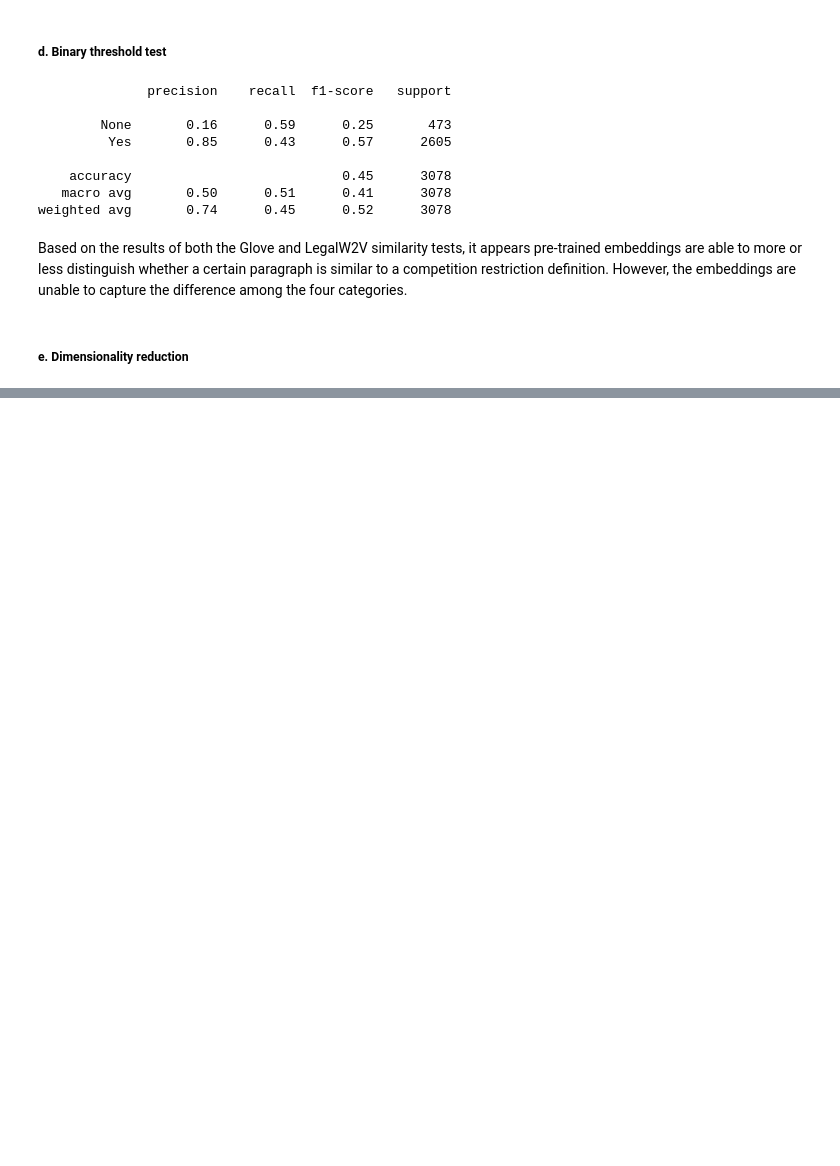
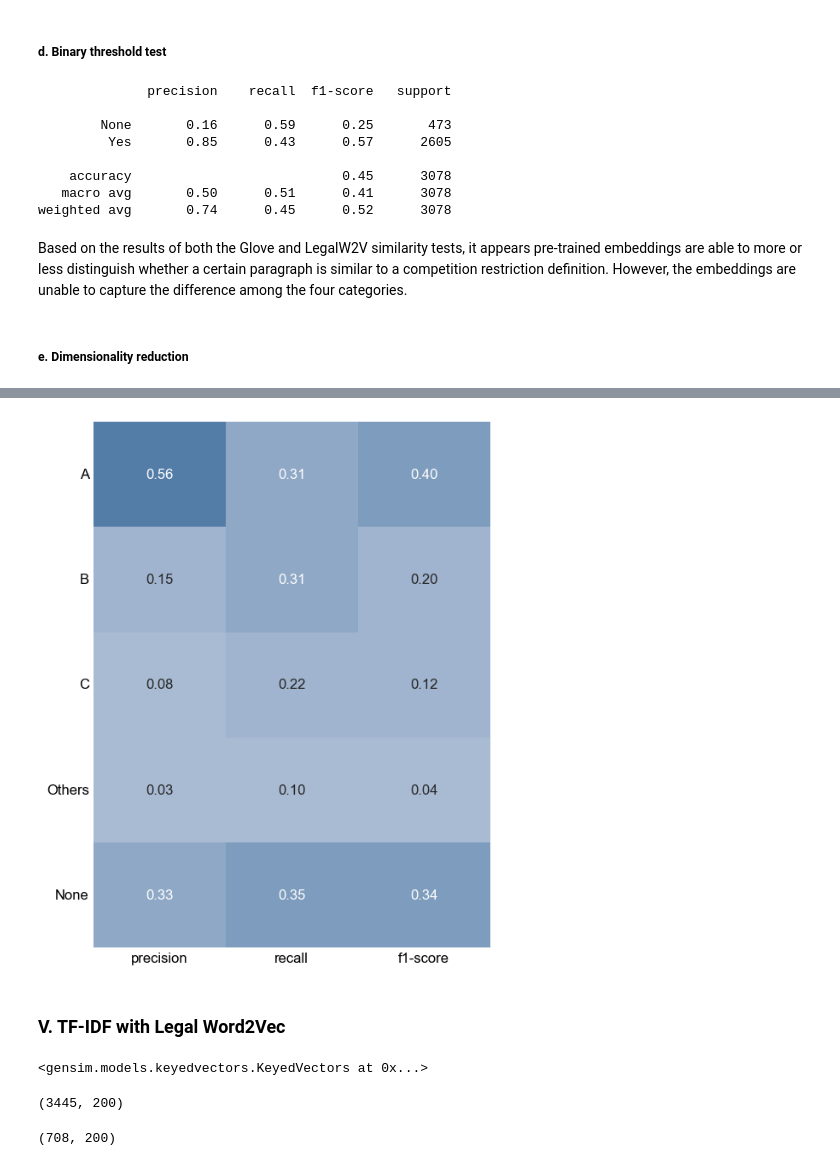
Before and after one commit to janinepdevera/legal-text-classification-CIA, a Jupyter notebook: code/python/02 models_baseline.ipynb, the cells around one changed output, grey strips where cells are left out. Saved outputs shown, nothing was run; the diff lists cells and outputs as text; code cells hidden in the pictures; blank space fills up the shorter version.

Commit message:
training with augmented data

```diff
--- a/code/python/02 models_baseline.ipynb
+++ b/code/python/02 models_baseline.ipynb
@@ -809,0 +880,3 @@ dfm_reduced.to_csv("data/scores/02 sim_scores_dim_reduced_legal.csv")
+# %%
+doc_matrix_train = dfm_train[:,vocab_ids].dot(embed_matrix.loc[common_features,])
+doc_matrix_train.shape
@@ -809,0 +885,3 @@ dfm_reduced.to_csv("data/scores/02 sim_scores_dim_reduced_legal.csv")
+# %%
+doc_matrix_test = dfm_test[:,vocab_ids].dot(embed_matrix.loc[common_features,])
+doc_matrix_test.shape
@@ -809,0 +890,2 @@ dfm_reduced.to_csv("data/scores/02 sim_scores_dim_reduced_legal.csv")
+# %%
+train_text, train_labels, test_text, test_labels = doc_matrix_train, train_df_aug['Category_New'], doc_matrix_test, test_df['Category_New']
@@ -809,0 +932,52 @@ dfm_reduced.to_csv("data/scores/02 sim_scores_dim_reduced_legal.csv")
+# %%
+# generate classification report
+report = classification_report(test_labels, y_pred, zero_division=0, output_dict=True)
+
+# extract precision, recall, and f1-score for each category
+categories = ['A', 'B', 'C', 'Others', 'None']
+metrics = ['precision', 'recall', 'f1-score']
+data = []
+for category in categories:
+    row = []
+    for metric in metrics:
+        row.append(round(report[category][metric], 2))
+    data.append(row)
+
+# create dataframe
+report_df = pd.DataFrame(data, columns=metrics, index=categories)
+# %%
+plt.figure(figsize=(6, 8))
+sns.heatmap(report_df, annot=True, cmap=custom_cmap_blues, cbar=False, vmin=0, vmax=1,  fmt='.2f',
+            annot_kws={"fontfamily": "Arial", "fontsize": 12})
+#plt.xlabel('Metrics', labelpad=12, fontname='Arial', fontsize=12)
+#plt.title('Classification report', fontname='Arial', fontsize=14, y=1.02)
+plt.xticks(fontname='Arial', fontsize=12)
+plt.yticks(fontname='Arial', fontsize=12, rotation=0)
+plt.tick_params(axis='y', length=0)
+plt.tick_params(axis='x', length=0)
+
+# save the figure
+save_path = os.path.join('draft', 'images', 'plot05-04.png')
+plt.savefig(save_path, dpi=300, bbox_inches='tight')
+
+plt.show()
+# %% [output]
+[figure, added]
+# %% [markdown]
+### V. TF-IDF with Legal Word2Vec
+# %%
+w2v_law
+# %% [output]
+<gensim.models.keyedvectors.KeyedVectors at 0x...>
+# %%
+train_vectors = vectorizer.fit_transform(train_df_aug['text_clean'])
+train_doc_matrix = doc_matrix_w2v(train_vectors)
+train_doc_matrix.shape
+# %% [output]
+(3445, 200)
+# %%
+test_vectors = vectorizer.fit_transform(test_df['text_clean'])
+test_doc_matrix = doc_matrix_w2v(test_vectors)
+test_doc_matrix.shape
+# %% [output]
+(708, 200)
```
Also changed, not shown: parts of 33 cells of this notebook, 3 other files.
